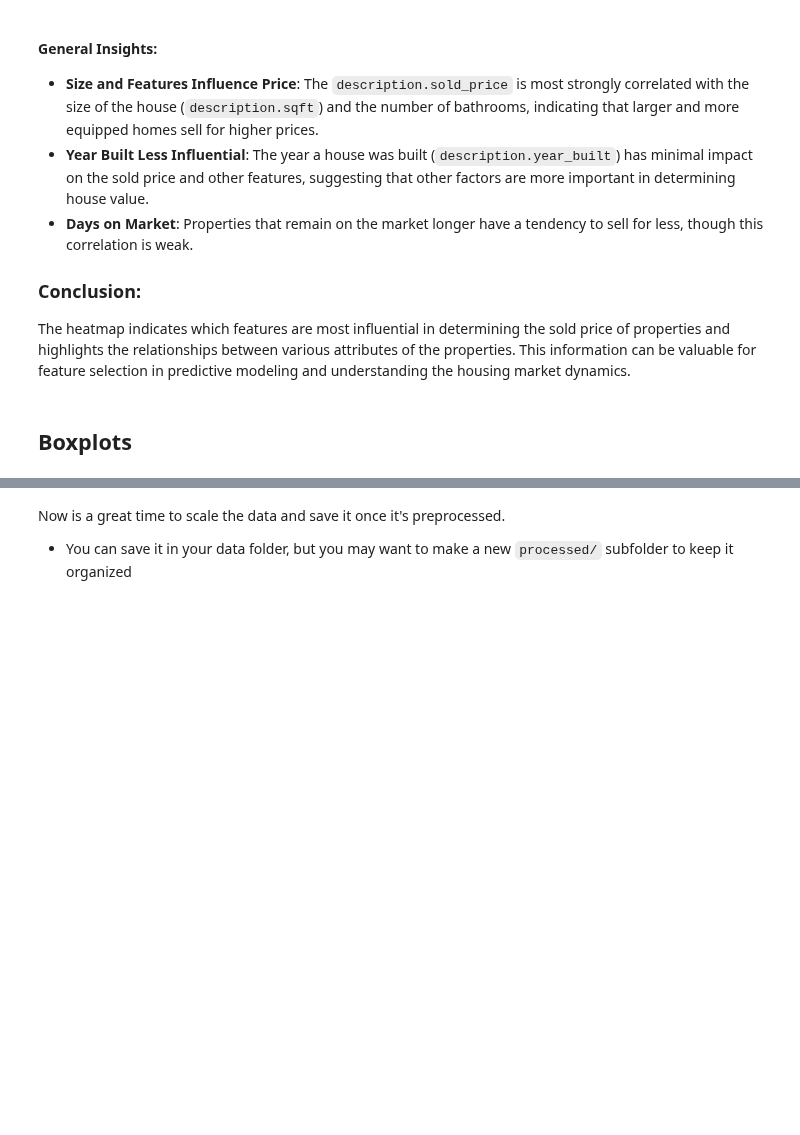
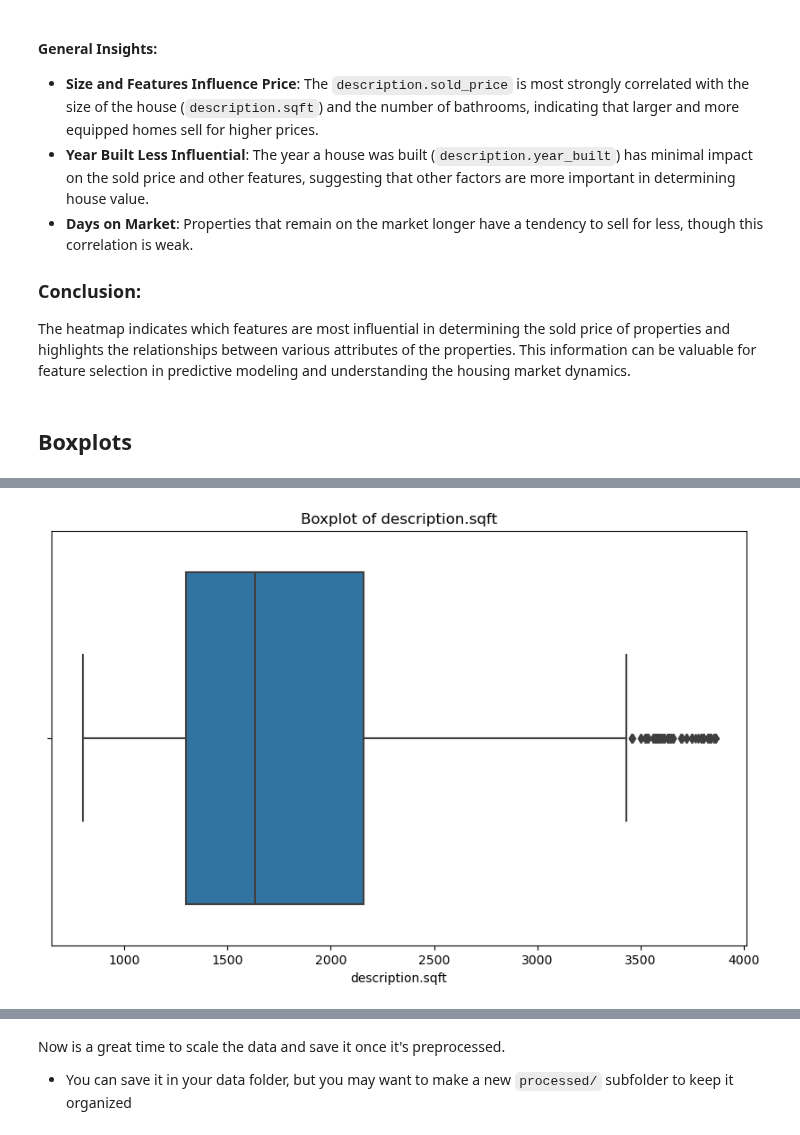
Before and after one commit to rdebullain/ML-supervised_real_estate_data, a Jupyter notebook: notebooks/1 - EDA.ipynb, the cells around one changed output, grey strips where cells are left out. Drawn from its saved outputs; the diff is of its cells as text; code cells hidden in the pictures; blank space fills up the shorter version.

```diff
--- a/notebooks/1 - EDA.ipynb
+++ b/notebooks/1 - EDA.ipynb
@@ -1000,0 +993,4 @@ plot_boxplots(df, columns_to_plot)
+# %%
+plot_boxplot(df, 'description.sqft')
+# %% [output]
+[figure, added]
```
Also changed, not shown: parts of 4 cells of this notebook.
